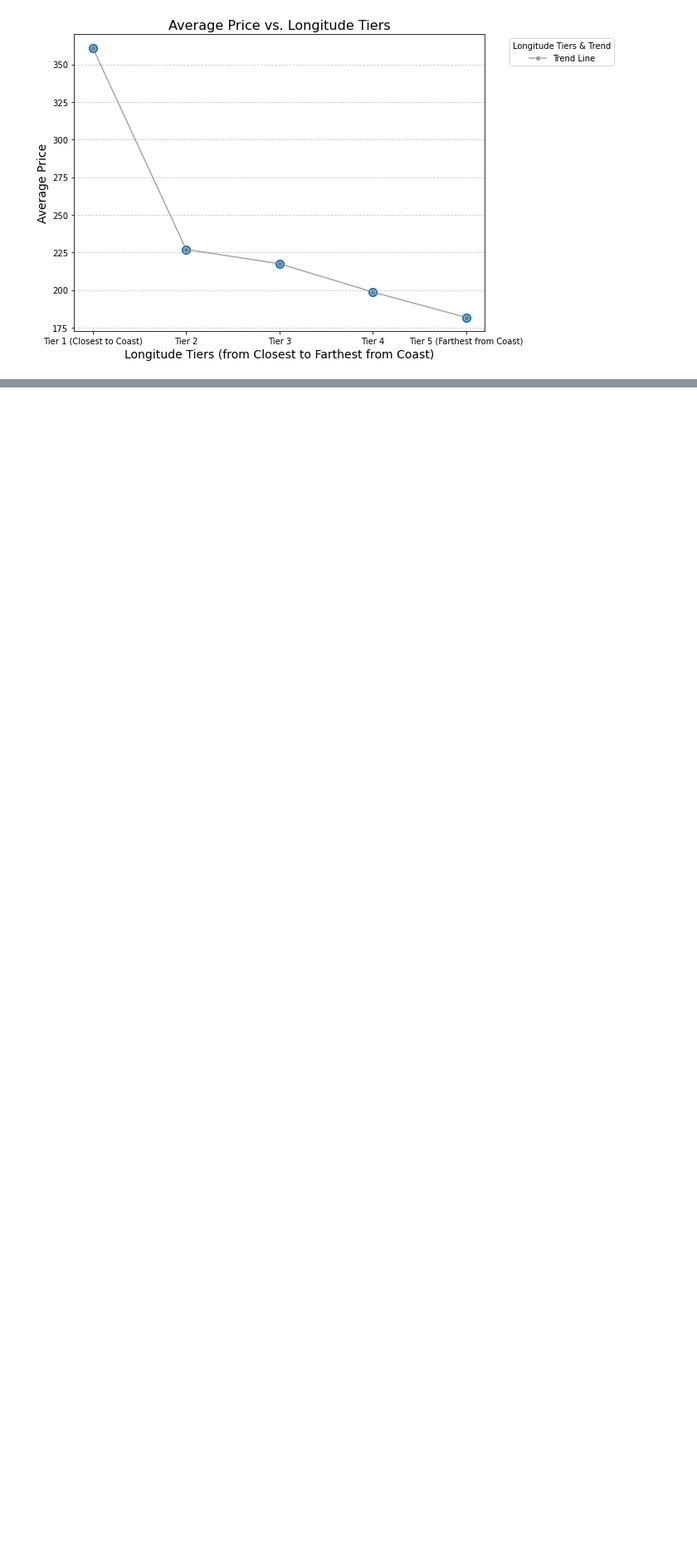
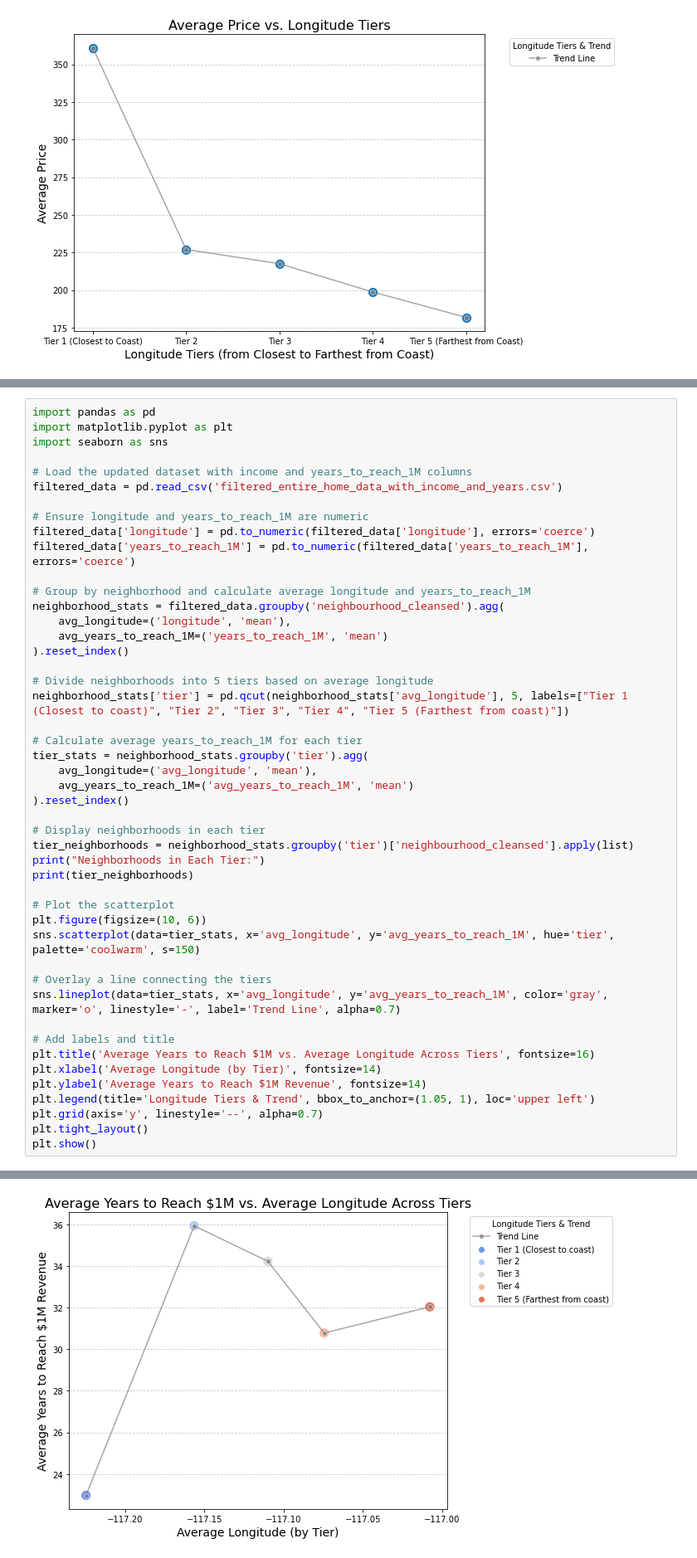
Before and after one commit to yahmad3495/ece-143-final-project, a Jupyter notebook: finding_trends_vis.ipynb, the cells around one changed output, grey strips where cells are left out. Shown: that part at 83% size. Saved outputs shown, nothing was run; the diff lists cells and outputs as text; blank space fills up the shorter version.

```diff
--- a/finding_trends_vis.ipynb
+++ b/finding_trends_vis.ipynb
@@ -422,0 +480,48 @@ Average Prices for Each Longitude-Based Tier:
+# %%
+import pandas as pd
+import matplotlib.pyplot as plt
+import seaborn as sns
+
+# Load the updated dataset with income and years_to_reach_1M columns
+filtered_data = pd.read_csv('filtered_entire_home_data_with_income_and_years.csv')
+
+# Ensure longitude and years_to_reach_1M are numeric
+filtered_data['longitude'] = pd.to_numeric(filtered_data['longitude'], errors='coerce')
+filtered_data['years_to_reach_1M'] = pd.to_numeric(filtered_data['years_to_reach_1M'], errors='coerce')
+
+# Group by neighborhood and calculate average longitude and years_to_reach_1M
+neighborhood_stats = filtered_data.groupby('neighbourhood_cleansed').agg(
+    avg_longitude=('longitude', 'mean'),
+    avg_years_to_reach_1M=('years_to_reach_1M', 'mean')
+).reset_index()
+
+# Divide neighborhoods into 5 tiers based on average longitude
+neighborhood_stats['tier'] = pd.qcut(neighborhood_stats['avg_longitude'], 5, labels=["Tier 1 (Closest to coast)", "Tier 2", "Tier 3", "Tier 4", "Tier 5 (Farthest from coast)"])
+
+# Calculate average years_to_reach_1M for each tier
+tier_stats = neighborhood_stats.groupby('tier').agg(
+    avg_longitude=('avg_longitude', 'mean'),
+    avg_years_to_reach_1M=('avg_years_to_reach_1M', 'mean')
+).reset_index()
+
+# Display neighborhoods in each tier
+tier_neighborhoods = neighborhood_stats.groupby('tier')['neighbourhood_cleansed'].apply(list)
+print("Neighborhoods in Each Tier:")
+print(tier_neighborhoods)
+
+# Plot the scatterplot
+plt.figure(figsize=(10, 6))
+sns.scatterplot(data=tier_stats, x='avg_longitude', y='avg_years_to_reach_1M', hue='tier', palette='coolwarm', s=150)
+
+# Overlay a line connecting the tiers
+sns.lineplot(data=tier_stats, x='avg_longitude', y='avg_years_to_reach_1M', color='gray', marker='o', linestyle='-', label='Trend Line', alpha=0.7)
+
+# Add labels and title
+plt.title('Average Years to Reach $1M vs. Average Longitude Across Tiers', fontsize=16)
+plt.xlabel('Average Longitude (by Tier)', fontsize=14)
+plt.ylabel('Average Years to Reach $1M Revenue', fontsize=14)
+plt.legend(title='Longitude Tiers & Trend', bbox_to_anchor=(1.05, 1), loc='upper left')
+plt.grid(axis='y', linestyle='--', alpha=0.7)
+plt.tight_layout()
+plt.show()
+# %% [output]
@@ -422,0 +536 @@ Average Prices for Each Longitude-Based Tier:
+[figure, added]
```
Also changed, not shown: parts of 4 cells of this notebook, 1 other file.
